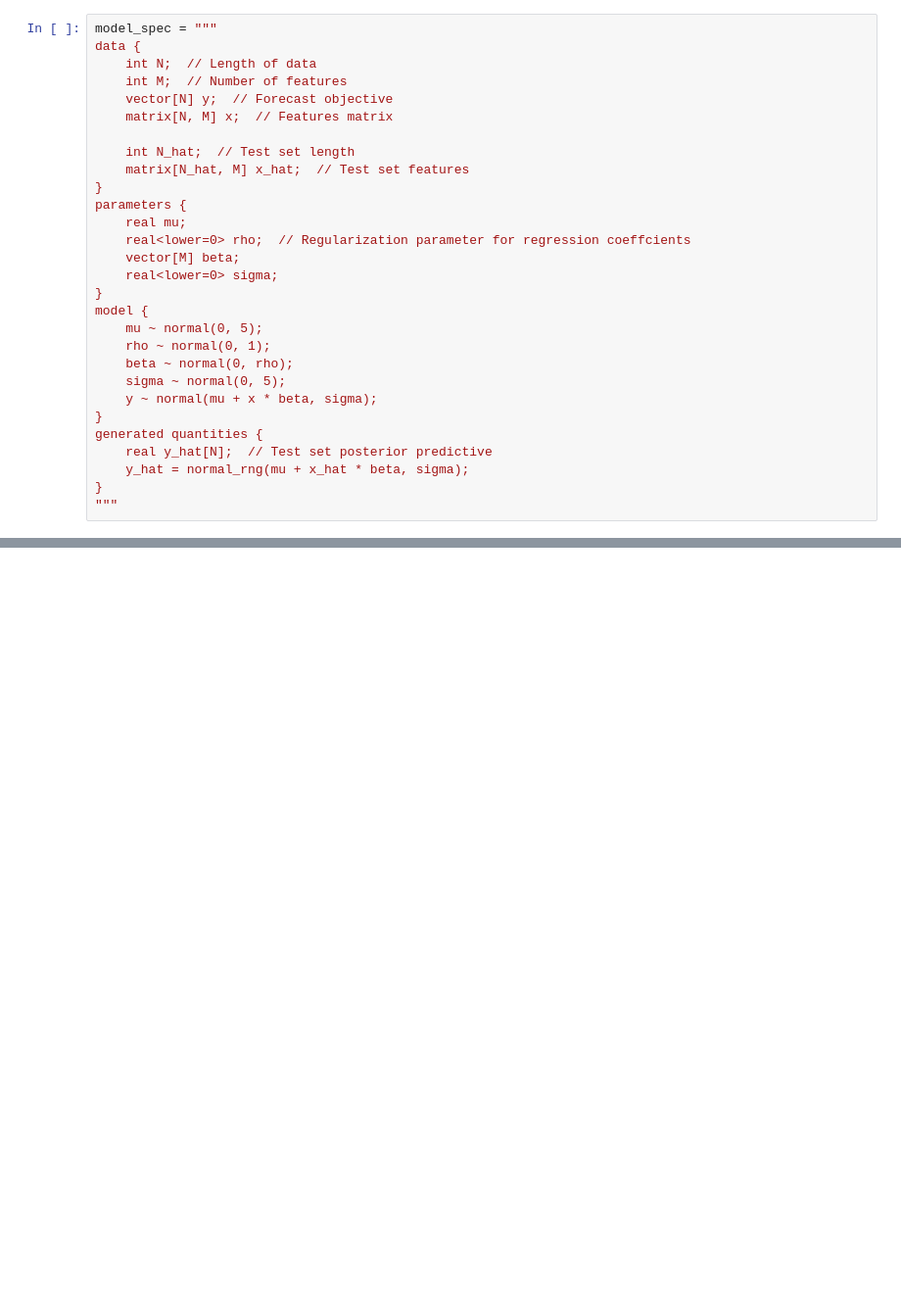
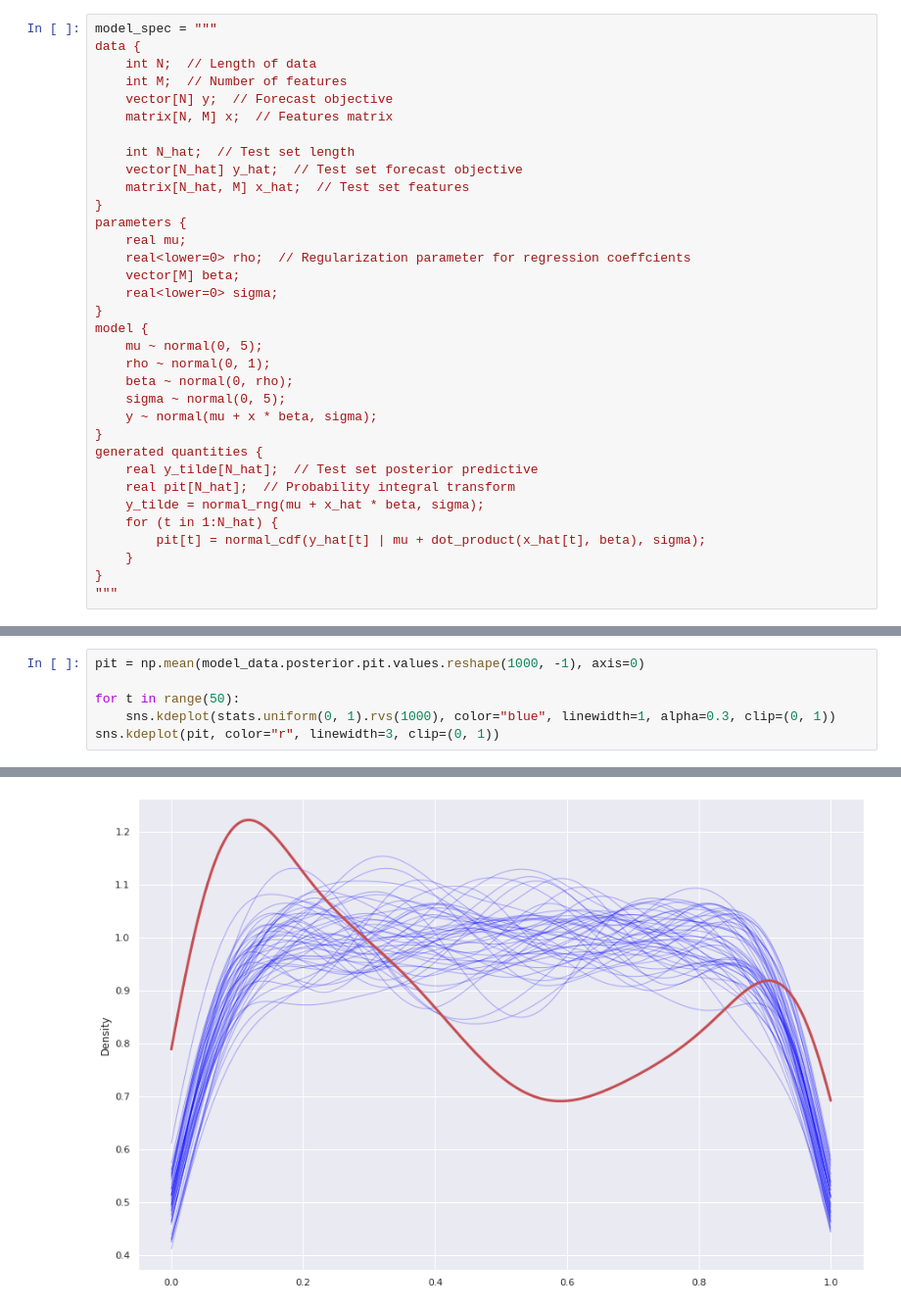
Before and after one commit to eadains/VolatilityTrading, a Jupyter notebook: RV_model_jumps.ipynb, the cells around one changed output, grey strips where cells are left out. Shown at 98% size. Drawn from its saved outputs; the diff is of its cells as text; blank space fills up the shorter version.

```diff
--- a/RV_model_jumps.ipynb
+++ b/RV_model_jumps.ipynb
@@ -161,6 +181,7 @@ data {
     matrix[N, M] x;  // Features matrix
 
     int N_hat;  // Test set length
+    vector[N_hat] y_hat;  // Test set forecast objective
     matrix[N_hat, M] x_hat;  // Test set features
 }
 parameters {
@@ -177,8 +198,12 @@ model {
     y ~ normal(mu + x * beta, sigma);
 }
 generated quantities {
-    real y_hat[N];  // Test set posterior predictive
-    y_hat = normal_rng(mu + x_hat * beta, sigma);
+    real y_tilde[N_hat];  // Test set posterior predictive
+    real pit[N_hat];  // Probability integral transform
+    y_tilde = normal_rng(mu + x_hat * beta, sigma);
+    for (t in 1:N_hat) {
+        pit[t] = normal_cdf(y_hat[t] | mu + dot_product(x_hat[t], beta), sigma);
+    }
 }
 """
 # %%
@@ -224,0 +274,7 @@ array([[<AxesSubplot:title={'center':'mu'}>,
+# %%
+pit = np.mean(model_data.posterior.pit.values.reshape(1000, -1), axis=0)
+
+for t in range(50):
+    sns.kdeplot(stats.uniform(0, 1).rvs(1000), color="blue", linewidth=1, alpha=0.3, clip=(0, 1))
+sns.kdeplot(pit, color="r", linewidth=3, clip=(0, 1))
+# %% [output]
@@ -224,0 +282 @@ array([[<AxesSubplot:title={'center':'mu'}>,
+[figure, added]
```
Also changed, not shown: parts of 10 cells of this notebook, 2 other files.
